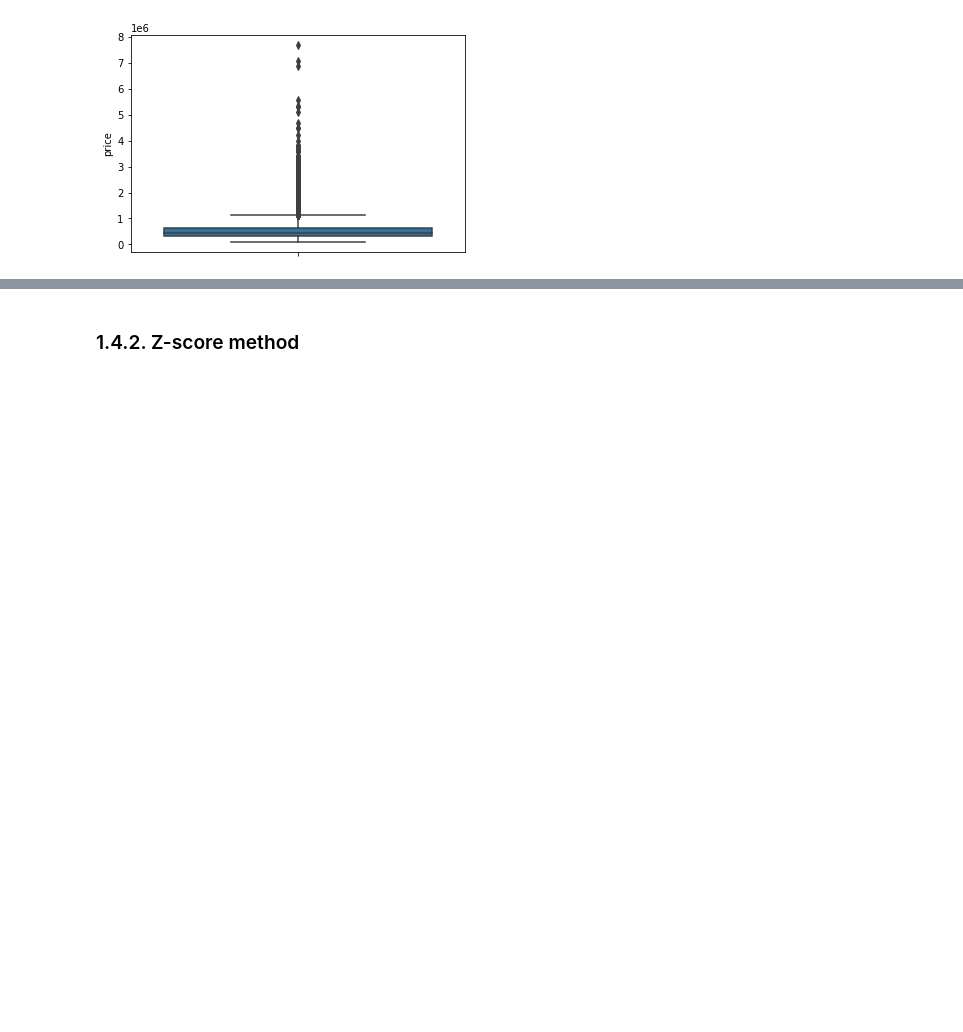
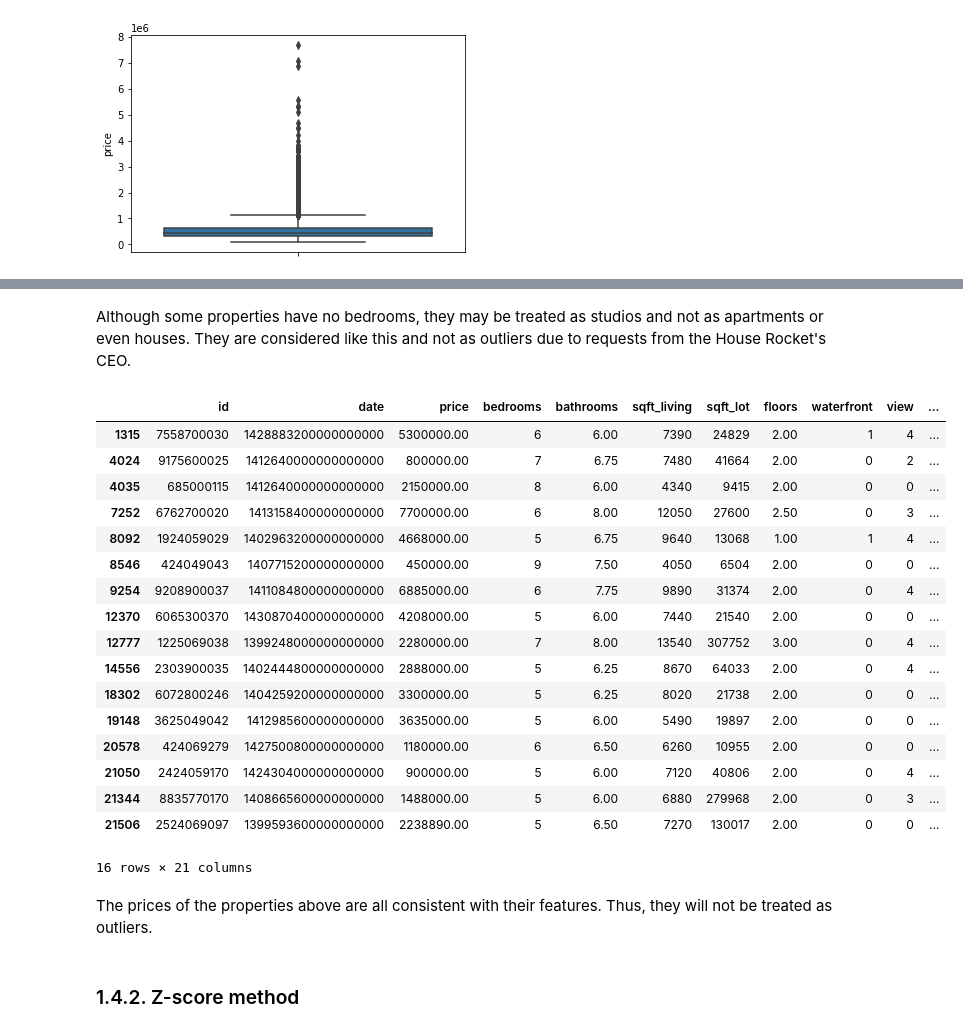
Before and after one commit to lucasquemelli/House_Rocket, a Jupyter notebook: House_Rocket_venv/house_rocket_insight.ipynb, the cells around one changed output, grey strips where cells are left out. Cells and saved outputs as stored; diff of their text form; code cells hidden in the pictures; blank space fills up the shorter version.

```diff
--- a/House_Rocket_venv/house_rocket_insight.ipynb
+++ b/House_Rocket_venv/house_rocket_insight.ipynb
@@ -251,3 +270,29 @@ The prices of the properties above are all feasible with their features. Althoug
+# %% [markdown]
+Although some properties have no bedrooms, they may be treated as studios and not as apartments or even houses. They are considered like this and not as outliers due to requests from the House Rocket's CEO.
+# %%
+#Properties with 6 or more than 6 bathrooms
+data[data['bathrooms'] >= 6]
+# %% [output]
+|  | id | date | price | bedrooms | bathrooms | sqft_living | sqft_lot | floors | waterfront | view | ... |
+| 1315 | 7558700030 | 1428883200000000000 | 5300000.00 | 6 | 6.00 | 7390 | 24829 | 2.00 | 1 | 4 | ... |
+| 4024 | 9175600025 | 1412640000000000000 | 800000.00 | 7 | 6.75 | 7480 | 41664 | 2.00 | 0 | 2 | ... |
+| 4035 | 685000115 | 1412640000000000000 | 2150000.00 | 8 | 6.00 | 4340 | 9415 | 2.00 | 0 | 0 | ... |
+| 7252 | 6762700020 | 1413158400000000000 | 7700000.00 | 6 | 8.00 | 12050 | 27600 | 2.50 | 0 | 3 | ... |
+| 8092 | 1924059029 | 1402963200000000000 | 4668000.00 | 5 | 6.75 | 9640 | 13068 | 1.00 | 1 | 4 | ... |
+| 8546 | 424049043 | 1407715200000000000 | 450000.00 | 9 | 7.50 | 4050 | 6504 | 2.00 | 0 | 0 | ... |
+| 9254 | 9208900037 | 1411084800000000000 | 6885000.00 | 6 | 7.75 | 9890 | 31374 | 2.00 | 0 | 4 | ... |
+| 12370 | 6065300370 | 1430870400000000000 | 4208000.00 | 5 | 6.00 | 7440 | 21540 | 2.00 | 0 | 0 | ... |
+| 12777 | 1225069038 | 1399248000000000000 | 2280000.00 | 7 | 8.00 | 13540 | 307752 | 3.00 | 0 | 4 | ... |
+| 14556 | 2303900035 | 1402444800000000000 | 2888000.00 | 5 | 6.25 | 8670 | 64033 | 2.00 | 0 | 4 | ... |
+| 18302 | 6072800246 | 1404259200000000000 | 3300000.00 | 5 | 6.25 | 8020 | 21738 | 2.00 | 0 | 0 | ... |
+| 19148 | 3625049042 | 1412985600000000000 | 3635000.00 | 5 | 6.00 | 5490 | 19897 | 2.00 | 0 | 0 | ... |
+| 20578 | 424069279 | 1427500800000000000 | 1180000.00 | 6 | 6.50 | 6260 | 10955 | 2.00 | 0 | 0 | ... |
+| 21050 | 2424059170 | 1424304000000000000 | 900000.00 | 5 | 6.00 | 7120 | 40806 | 2.00 | 0 | 4 | ... |
+| 21344 | 8835770170 | 1408665600000000000 | 1488000.00 | 5 | 6.00 | 6880 | 279968 | 2.00 | 0 | 3 | ... |
+| 21506 | 2524069097 | 1399593600000000000 | 2238890.00 | 5 | 6.50 | 7270 | 130017 | 2.00 | 0 | 0 | ... |
+16 rows × 21 columns
+# %% [markdown]
+The prices of the properties above are all consistent with their features. Thus, they will not be treated as outliers.
 # %% [markdown]
 ### 1.4.2. Z-score method
 # %%
```
Also changed, not shown: parts of 17 cells of this notebook.
